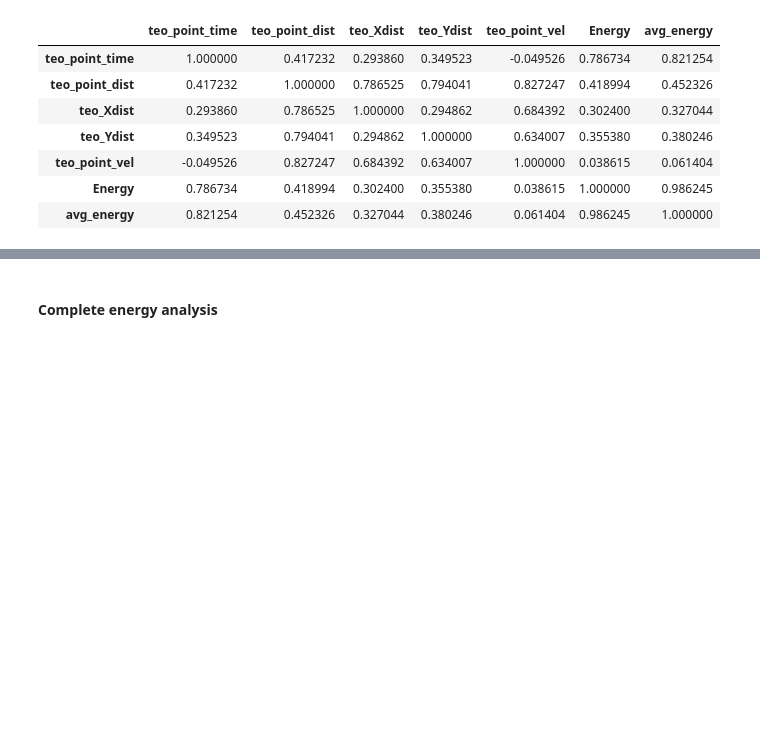
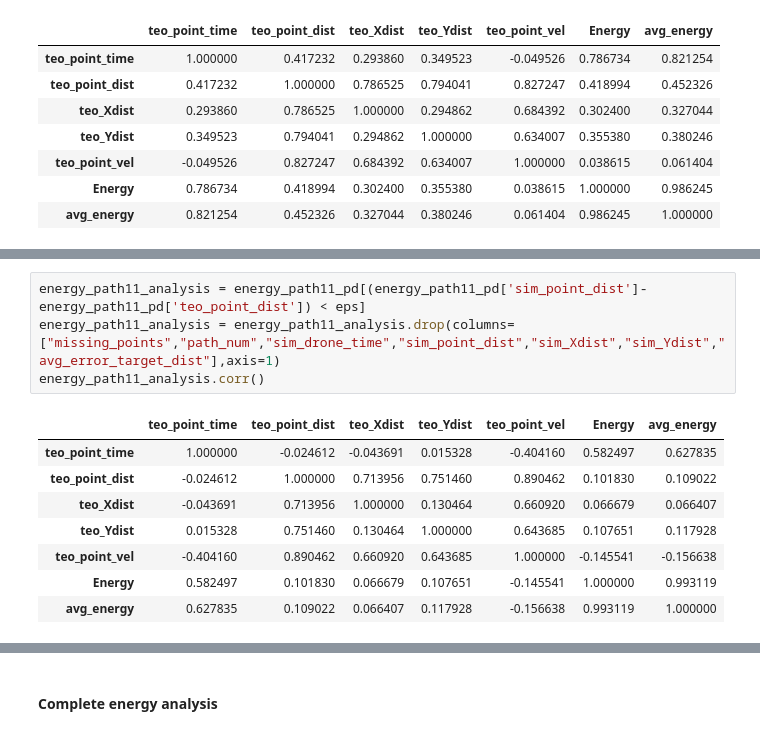
Before and after one commit to salogranada/drone_irrigation, a Jupyter notebook: src/scripts_ML/Final_Analysis_Data.ipynb, the cells around one changed output, grey strips where cells are left out. Saved outputs shown, nothing was run; the diff lists cells and outputs as text; blank space fills up the shorter version.

```diff
--- a/src/scripts_ML/Final_Analysis_Data.ipynb
+++ b/src/scripts_ML/Final_Analysis_Data.ipynb
@@ -77,0 +92,13 @@ complete_energy_analysis.corr()
+# %%
+energy_path11_analysis = energy_path11_pd[(energy_path11_pd['sim_point_dist']-energy_path11_pd['teo_point_dist']) < eps]
+energy_path11_analysis = energy_path11_analysis.drop(columns=["missing_points","path_num","sim_drone_time","sim_point_dist","sim_Xdist","sim_Ydist","avg_error_target_dist"],axis=1)
+energy_path11_analysis.corr()
+# %% [output]
+|  | teo_point_time | teo_point_dist | teo_Xdist | teo_Ydist | teo_point_vel | Energy | avg_energy |
+| teo_point_time | 1.000000 | -0.024612 | -0.043691 | 0.015328 | -0.404160 | 0.582497 | 0.627835 |
+| teo_point_dist | -0.024612 | 1.000000 | 0.713956 | 0.751460 | 0.890462 | 0.101830 | 0.109022 |
+| teo_Xdist | -0.043691 | 0.713956 | 1.000000 | 0.130464 | 0.660920 | 0.066679 | 0.066407 |
+| teo_Ydist | 0.015328 | 0.751460 | 0.130464 | 1.000000 | 0.643685 | 0.107651 | 0.117928 |
+| teo_point_vel | -0.404160 | 0.890462 | 0.660920 | 0.643685 | 1.000000 | -0.145541 | -0.156638 |
+| Energy | 0.582497 | 0.101830 | 0.066679 | 0.107651 | -0.145541 | 1.000000 | 0.993119 |
+| avg_energy | 0.627835 | 0.109022 | 0.066407 | 0.117928 | -0.156638 | 0.993119 | 1.000000 |
```
Also changed, not shown: parts of 9 cells of this notebook, 5 other files.
